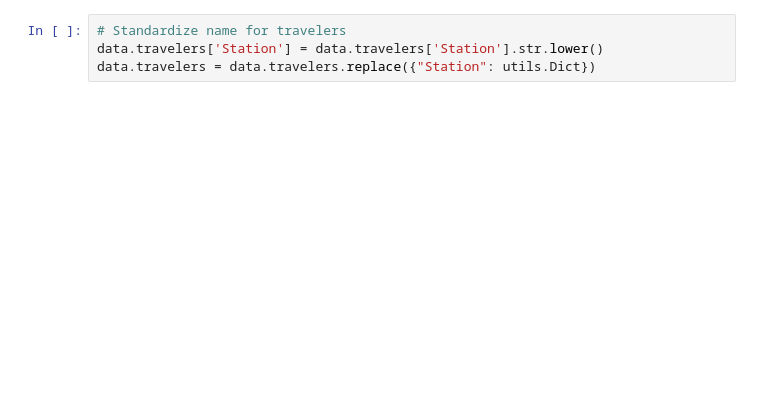
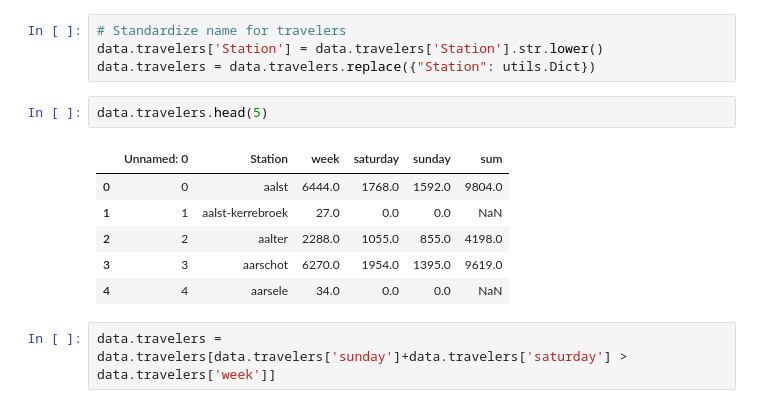
Before and after one commit to Seoyangsam/ACRM, a Jupyter notebook: src/Q21-22.ipynb, the cells around one changed output. Saved outputs shown, nothing was run; the diff lists cells and outputs as text; blank space fills up the shorter version.

```diff
--- a/src/Q21-22.ipynb
+++ b/src/Q21-22.ipynb
@@ -21,3 +47,14 @@ NameError: name 'data' is not defined
 # Standardize name for travelers
 data.travelers['Station'] = data.travelers['Station'].str.lower()
 data.travelers = data.travelers.replace({"Station": utils.Dict})
+# %%
+data.travelers.head(5)
+# %% [output]
+|  | Unnamed: 0 | Station | week | saturday | sunday | sum |
+| 0 | 0 | aalst | 6444.0 | 1768.0 | 1592.0 | 9804.0 |
+| 1 | 1 | aalst-kerrebroek | 27.0 | 0.0 | 0.0 | NaN |
+| 2 | 2 | aalter | 2288.0 | 1055.0 | 855.0 | 4198.0 |
+| 3 | 3 | aarschot | 6270.0 | 1954.0 | 1395.0 | 9619.0 |
+| 4 | 4 | aarsele | 34.0 | 0.0 | 0.0 | NaN |
+# %%
+data.travelers = data.travelers[data.travelers['sunday']+data.travelers['saturday'] > data.travelers['week']]
```
Also changed, not shown: parts of 12 cells of this notebook, 2 other files.
